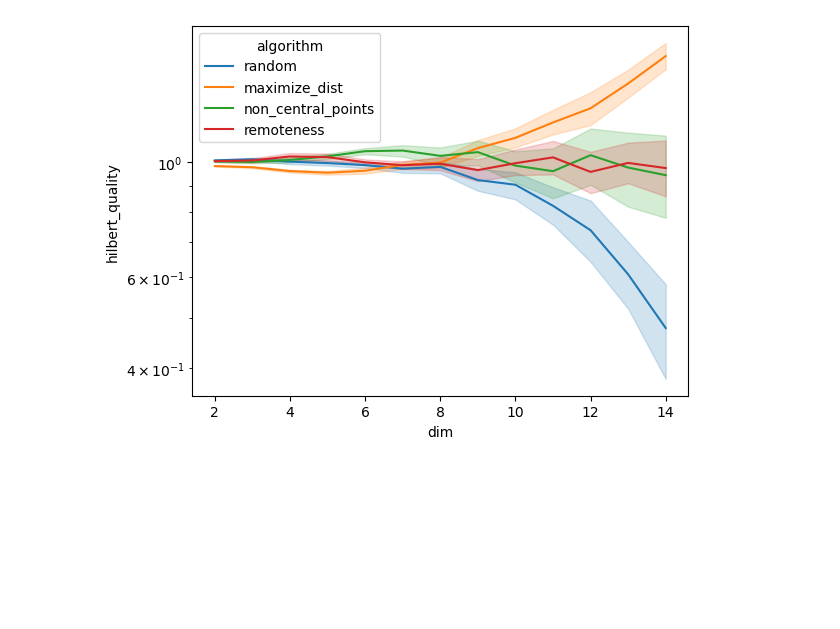
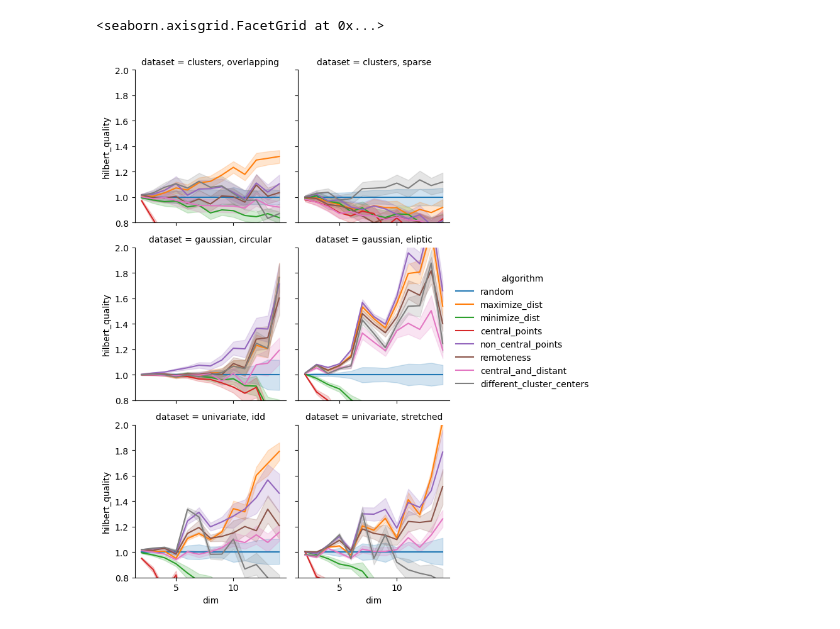
Before and after one commit to DimensionalScoop/metric_spaces, a Jupyter notebook: maths/tetrahedron/what_makes_a_good_pivot.ipynb, the cells around one changed output. Saved outputs shown, nothing was run; the diff lists cells and outputs as text; code cells hidden in the pictures; blank space fills up the shorter version.

Commit message:
proper algo, dataset comparisons

```diff
--- a/maths/tetrahedron/what_makes_a_good_pivot.ipynb
+++ b/maths/tetrahedron/what_makes_a_good_pivot.ipynb
@@ -54 +80,12 @@ def generate_sparse_cluster(n_samples=1000, dim=7):
+# %%
+if make_probs:
+    def _make_prob(points):
+        # some kind of function that generates probabilities from any values
+        rv = 1 + points - points.min(axis=1).reshape(-1,1)
+        rv = rv / rv.sum(axis=1).reshape(-1,1)
+        return rv
+    normalized_generators = {
+        name : lambda **kwargs:_make_prob(gen(**kwargs))
+        for name, gen in generators.items()}
+    generators = normalized_generators
 # %%
@@ -193,13 +244,11 @@ algs = dict(
 # %%
-def run(dim):
-    #gen = lambda:generate_gaussian_points(dim=dim, homogenious=True)
-    gen = lambda:generate_points(dim=dim)
+dims = range(2,15)
+sampels = range(100)
 
-    r = compare_projections(
-        gen, algs, samples=100, aggregate=False
-    )
-    r["dim"] = dim
+def run(run_id):
+    r = compare_projections(generators, algs, dims, seed=run_id)
+    r["run"] = run_id
     return r
 
-jobs = [delayed(run)(dim) for dim in range(2,15)]
-results = pd.concat(Parallel(n_jobs=22)(jobs))
+jobs = [delayed(run)(run_id) for run_id in sampels]
+results = pd.concat(Parallel(n_jobs=20, verbose=11)(jobs))
@@ -206,11 +291,15 @@ results = pd.concat(Parallel(n_jobs=22)(jobs))
 # %%
 def _normalize(df):
-    df.hilbert_quality /= df.hilbert_quality.mean()
-    df.mean_candidate_set_size /= df.mean_candidate_set_size.mean()
+    df = df[df.note != "failed"]
+    random = df.query("algorithm == 'random'")
+    df.hilbert_quality /= random.hilbert_quality.mean()
+    df.mean_candidate_set_size /= random.mean_candidate_set_size.mean()
     return df
-normalized_res = results.groupby("dim").apply(_normalize)
+normalized_res = results.groupby(["dataset","dim"]).apply(_normalize)
 # %%
-sns.lineplot(normalized_res, x="dim", y="hilbert_quality", hue="algorithm")
-plt.yscale("log")
+g = sns.FacetGrid(normalized_res, col="dataset", hue="algorithm", col_wrap=2)
+g.map(sns.lineplot, "dim", "hilbert_quality").set(ylim=(0.8,2))
+g.add_legend()
 # %% [output]
+<seaborn.axisgrid.FacetGrid at 0x...>
-[figure, old version]
+[figure, new version]
```
Also changed, not shown: parts of 20 cells of this notebook, 1 other file.
